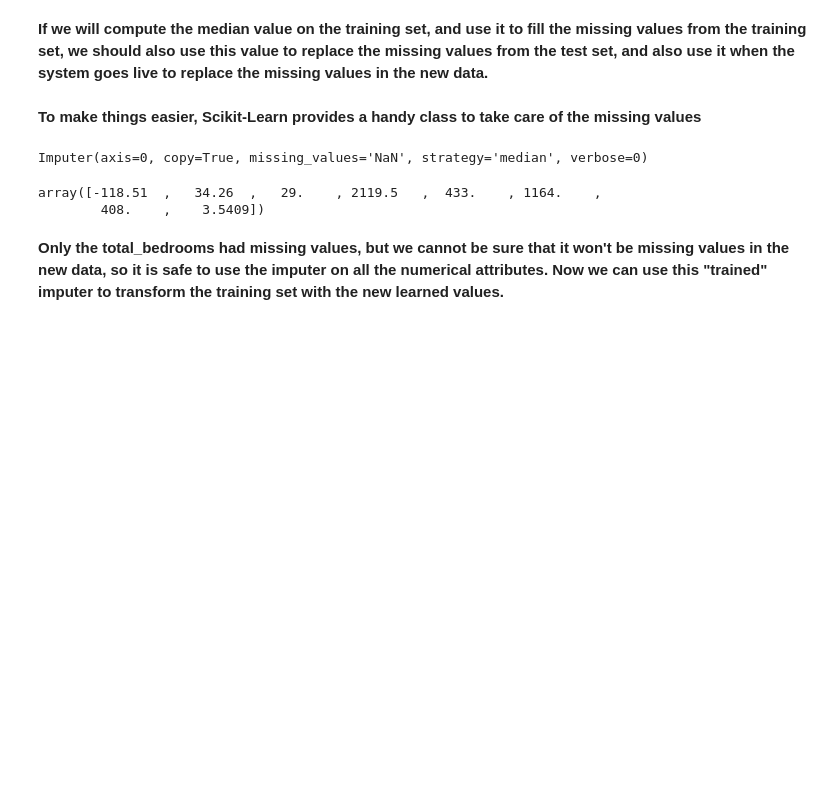
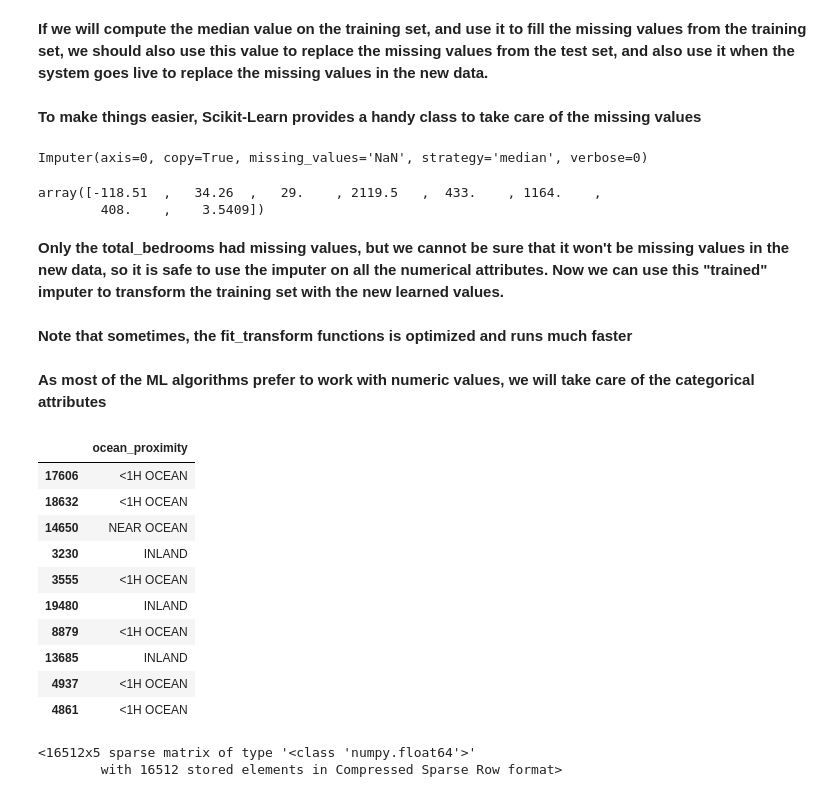
Before and after one commit to adrianpintilie96/California-housing-prices, a Jupyter notebook: California Housing Prices.ipynb, the cells around one changed output. Saved outputs shown, nothing was run; the diff lists cells and outputs as text; code cells hidden in the pictures; blank space fills up the shorter version.

Commit message:
handle categorical data

```diff
--- a/California Housing Prices.ipynb
+++ b/California Housing Prices.ipynb
@@ -420,3 +418,32 @@ __Only the total_bedrooms had missing values, but we cannot be sure that it won'
 # %%
 #the result is a numpy array
 transformed_numerical_dataset = imputer.transform(numerical_copy)
+# %% [markdown]
+__Note that sometimes, the fit_transform functions is optimized and runs much faster__
+# %% [markdown]
+__As most of the ML algorithms prefer to work with numeric values, we will take care of the categorical attributes__
+# %%
+categorical_copy = train_set[['ocean_proximity']]
+categorical_copy.head(10)
+# %% [output]
+|  | ocean_proximity |
+| 17606 | <1H OCEAN |
+| 18632 | <1H OCEAN |
+| 14650 | NEAR OCEAN |
+| 3230 | INLAND |
+| 3555 | <1H OCEAN |
+| 19480 | INLAND |
+| 8879 | <1H OCEAN |
+| 13685 | INLAND |
+| 4937 | <1H OCEAN |
+| 4861 | <1H OCEAN |
+# %%
+from sklearn.preprocessing import OneHotEncoder
+
+oneHotEncoder = OneHotEncoder()
+transformed_categorical_dataset = oneHotEncoder.fit_transform(categorical_copy)
+# a sparse matrix is returned
+transformed_categorical_dataset
+# %% [output]
+<16512x5 sparse matrix of type '<class 'numpy.float64'>'
+        with 16512 stored elements in Compressed Sparse Row format>
```
Also changed, not shown: parts of 2 cells of this notebook.
